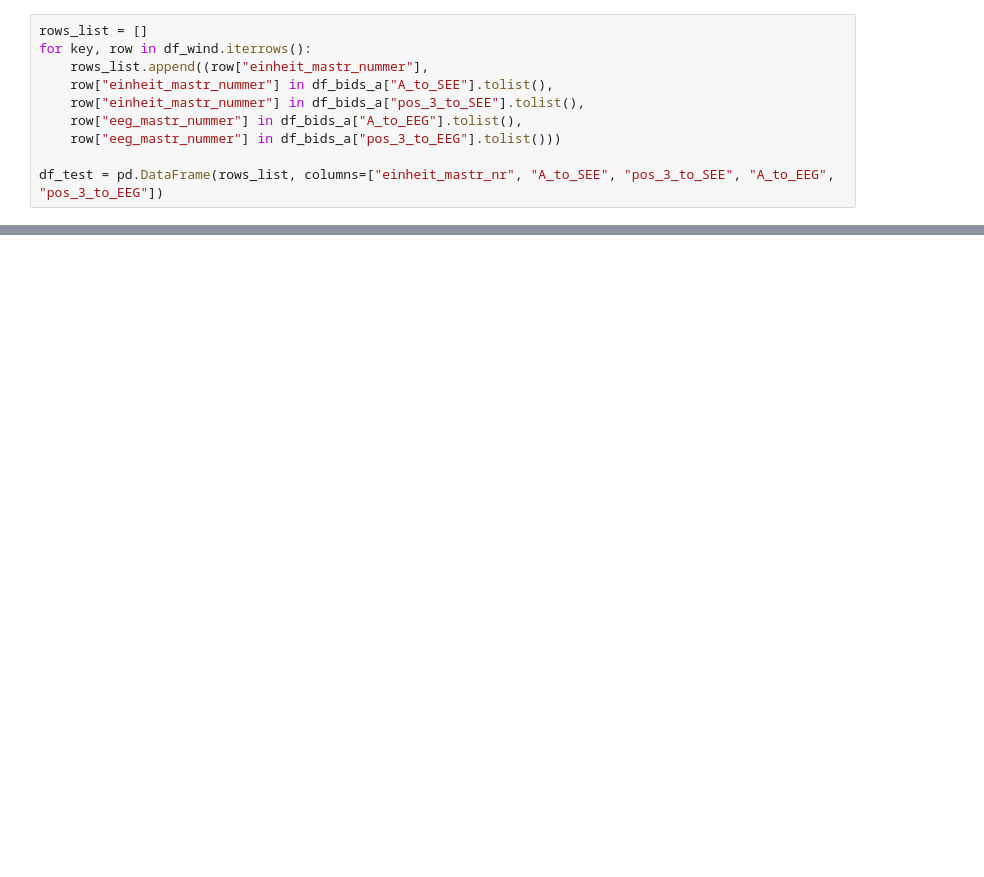
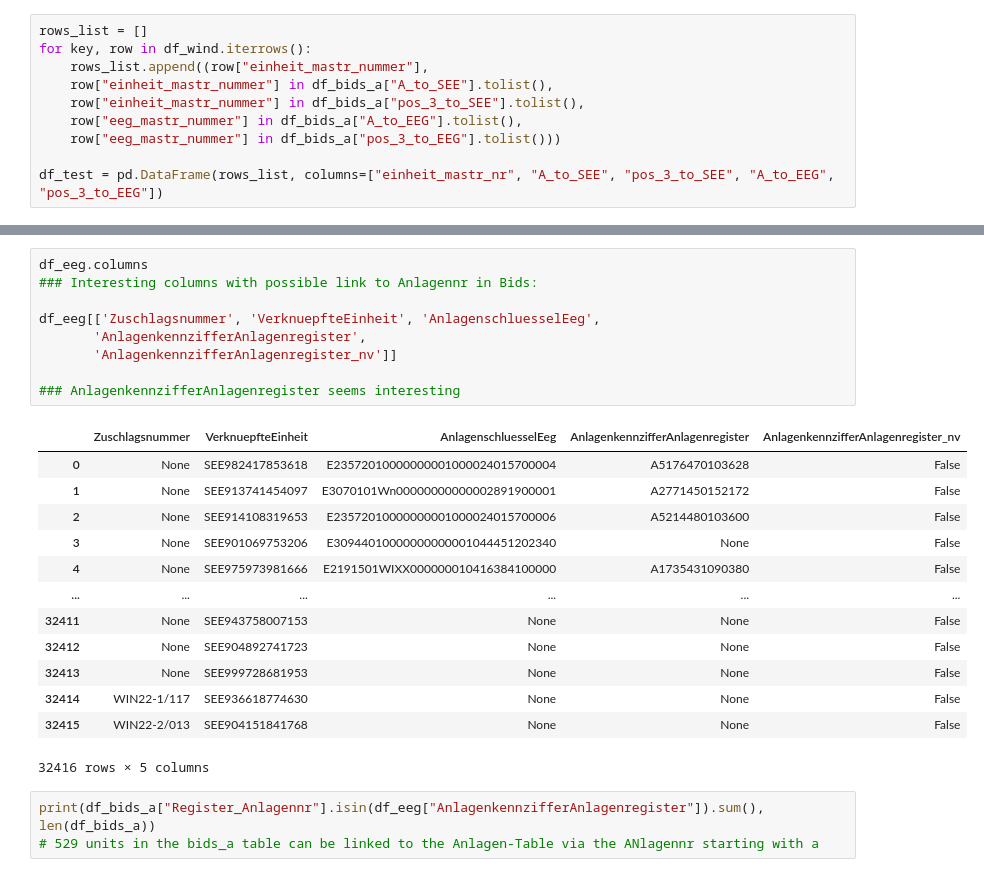
Before and after one commit to Gunnar-Oeh/goal100_wind_case, a Jupyter notebook: notebooks/04_insert_bids_data.ipynb, the cells around one changed output, grey strips where cells are left out. Drawn from its saved outputs; the diff is of its cells as text; blank space fills up the shorter version.

```diff
--- a/notebooks/04_insert_bids_data.ipynb
+++ b/notebooks/04_insert_bids_data.ipynb
@@ -158,0 +153,26 @@ print(df_test["Register_Anlagennr"].sum(), len(df_bids_see), len(df_bids_all))
+# %%
+df_eeg.columns
+### Interesting columns with possible link to Anlagennr in Bids:
+
+df_eeg[['Zuschlagsnummer', 'VerknuepfteEinheit', 'AnlagenschluesselEeg',
+       'AnlagenkennzifferAnlagenregister',
+       'AnlagenkennzifferAnlagenregister_nv']]
+
+### AnlagenkennzifferAnlagenregister seems interesting
+# %% [output]
+|  | Zuschlagsnummer | VerknuepfteEinheit | AnlagenschluesselEeg | AnlagenkennzifferAnlagenregister | AnlagenkennzifferAnlagenregister_nv |
+| 0 | None | SEE982417853618 | E23572010000000001000024015700004 | A5176470103628 | False |
+| 1 | None | SEE913741454097 | E3070101Wn00000000000002891900001 | A2771450152172 | False |
+| 2 | None | SEE914108319653 | E23572010000000001000024015700006 | A5214480103600 | False |
+| 3 | None | SEE901069753206 | E30944010000000000001044451202340 | None | False |
+| 4 | None | SEE975973981666 | E2191501WIXX000000010416384100000 | A1735431090380 | False |
+| ... | ... | ... | ... | ... | ... |
+| 32411 | None | SEE943758007153 | None | None | False |
+| 32412 | None | SEE904892741723 | None | None | False |
+| 32413 | None | SEE999728681953 | None | None | False |
+| 32414 | WIN22-1/117 | SEE936618774630 | None | None | False |
+| 32415 | WIN22-2/013 | SEE904151841768 | None | None | False |
+32416 rows × 5 columns
+# %%
+print(df_bids_a["Register_Anlagennr"].isin(df_eeg["AnlagenkennzifferAnlagenregister"]).sum(), len(df_bids_a))
+# 529 units in the bids_a table can be linked to the Anlagen-Table via the ANlagennr starting with a
```
Also changed, not shown: parts of 20 cells of this notebook.
